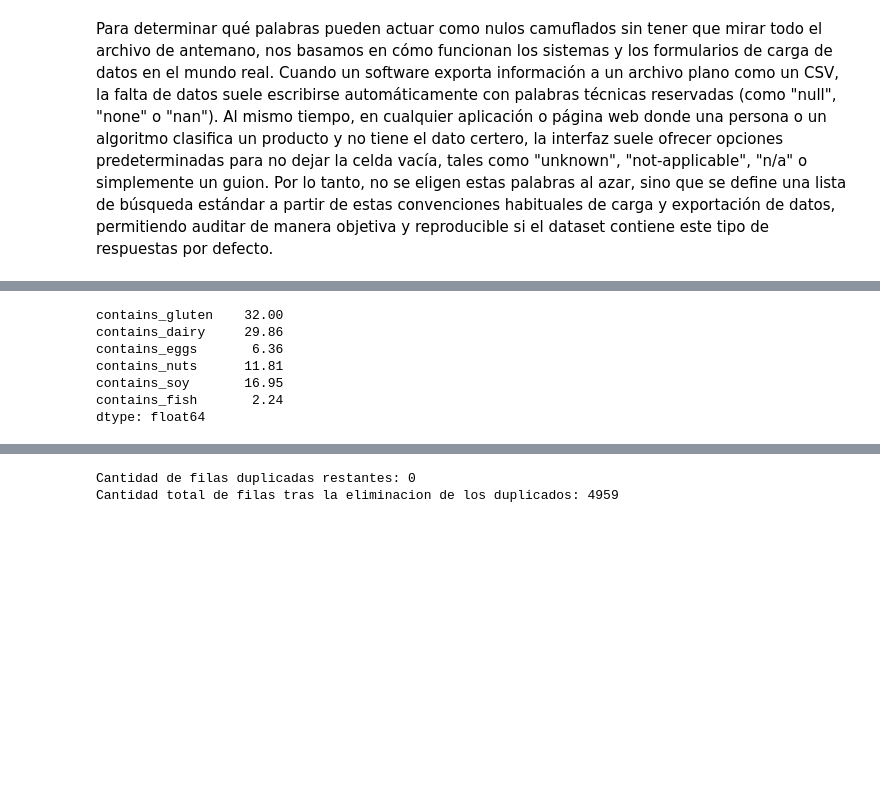
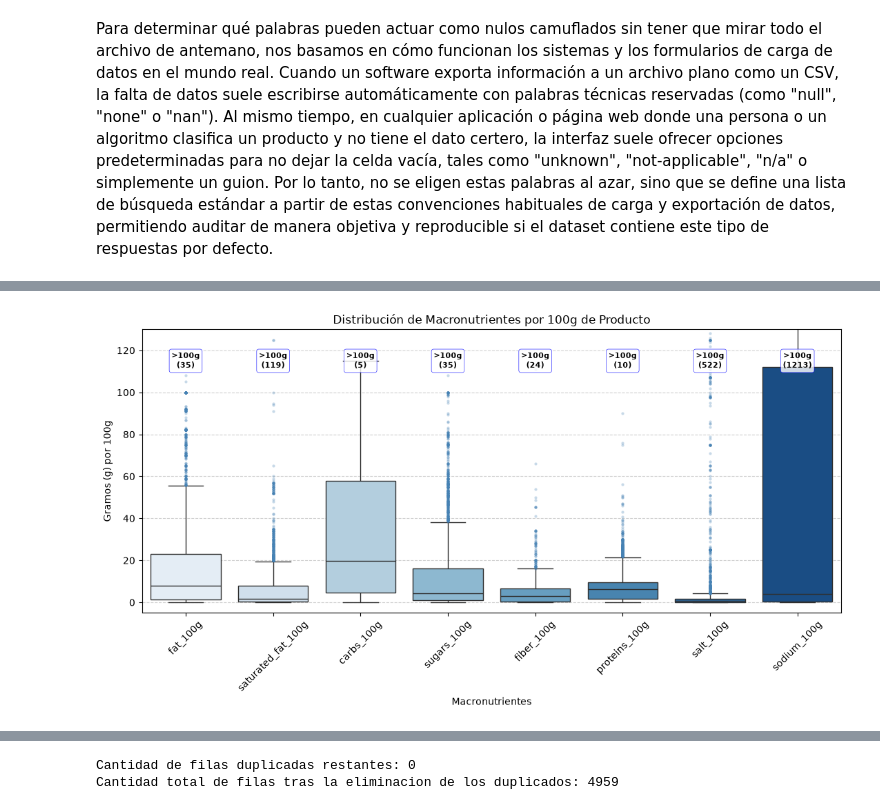
Before and after one commit to juancruzhiguera/tpe-fcd, a Jupyter notebook: entrega-tpe.ipynb, the cells around one changed output, grey strips where cells are left out. Cells and saved outputs as stored; diff of their text form; code cells hidden in the pictures; blank space fills up the shorter version.

```diff
--- a/entrega-tpe.ipynb
+++ b/entrega-tpe.ipynb
@@ -370,15 +467,49 @@ Respecto a los valores atípicos (outliers), su análisis estadístico formal ta
 # %%
-# Distribución y prevalencia de alérgenos en el dataset (porcentaje sobre el total)
-columnas_alergenos = [
-        'contains_gluten', 'contains_dairy', 'contains_eggs',
-        'contains_nuts', 'contains_soy', 'contains_fish'
-    ]
-round(df_food[columnas_alergenos].mean() * 100, 2)
+col_macros = ['fat_100g', 'saturated_fat_100g', 'carbs_100g', 'sugars_100g',
+              'fiber_100g', 'proteins_100g', 'salt_100g', 'sodium_100g']
+
+# Conversión temporal a numérico sin modificar df_food original
+df_macros_num = df_food[col_macros].apply(pd.to_numeric, errors='coerce')
+
+plt.figure(figsize=(11, 6))
+
+# Configuración visual para que los outliers se vean limpios.
+estilo_outliers = dict(marker='o', markerfacecolor='steelblue', markersize=3,
+                       alpha=0.3, markeredgecolor='none')
+
+sns.boxplot(
+    data=df_macros_num,
+    palette='Blues',
+    showfliers=True,
+    flierprops=estilo_outliers
+)
+
+# Configuración de elementos del gráfico
+plt.title('Distribución de Macronutrientes por 100g de Producto')
+plt.xlabel('Macronutrientes')
+plt.ylabel('Gramos (g) por 100g')
+plt.xticks(rotation=45)
+plt.grid(True, axis='y', linestyle='--', alpha=0.6)
+
+# Limitamos el eje y a 130g para dejar espacio para las anotaciones de outliers.
+plt.ylim(-5, 130)
+
+# Anotación en margen superior para registros de outliers (>100g)
+for i, col in enumerate(col_macros):
+    outliers_extremos = (df_macros_num[col] > 100).sum()
+    if outliers_extremos > 0:
+        plt.text(
+            i, 115,
+            f'>100g\n({outliers_extremos})',
+            horizontalalignment='center',
+            verticalalignment='center',
+            size=8,
+            color='black',
+            weight='bold',
+            bbox=dict(boxstyle='round,pad=0.3', facecolor='white', edgecolor='blue', linewidth=0.5, alpha=0.8)
+        )
+
+plt.tight_layout()
+plt.show()
 # %% [output]
-contains_gluten    32.00
-contains_dairy     29.86
-contains_eggs       6.36
-contains_nuts      11.81
-contains_soy       16.95
-contains_fish       2.24
-dtype: float64
+[figure, added]
```
Also changed, not shown: parts of 103 cells of this notebook.
